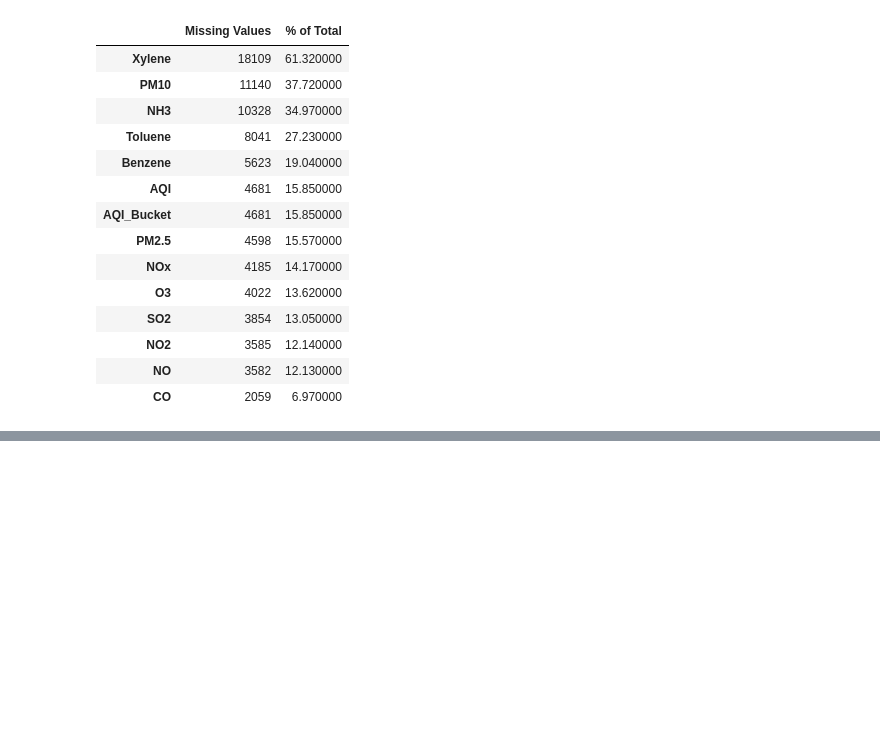
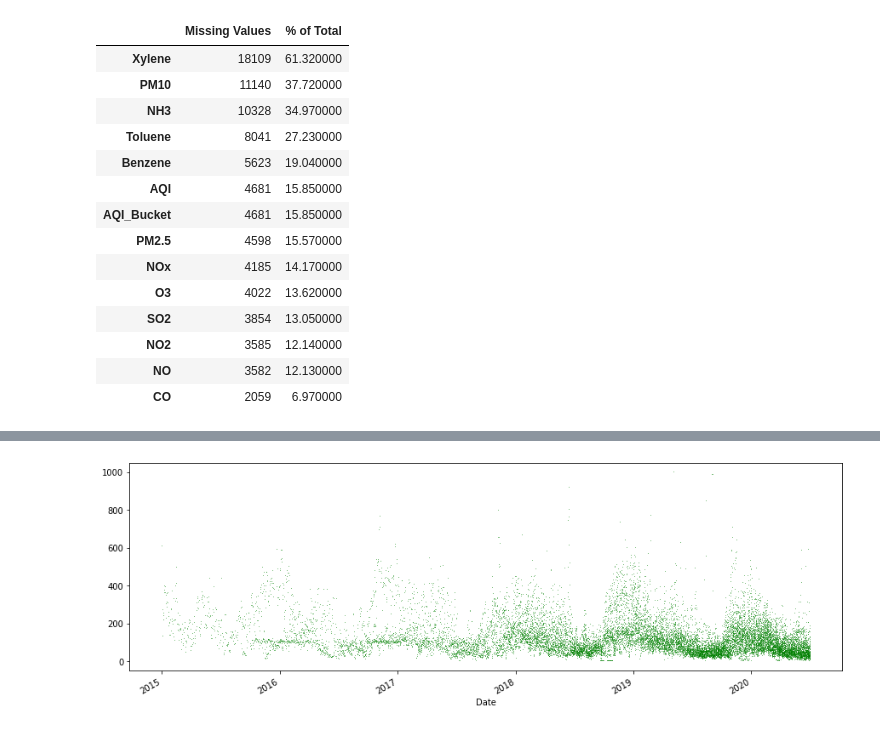
Before and after one commit to enumulak/EK_ML, a Jupyter notebook: Projects/Covid19PollutionEffect/Notebooks/Covid19_Pollution_TestBed.ipynb, the cells around one changed output, grey strips where cells are left out. Saved outputs shown, nothing was run; the diff lists cells and outputs as text; code cells hidden in the pictures; blank space fills up the shorter version.

```diff
--- a/Projects/Covid19PollutionEffect/Notebooks/Covid19_Pollution_TestBed.ipynb
+++ b/Projects/Covid19PollutionEffect/Notebooks/Covid19_Pollution_TestBed.ipynb
@@ -217,0 +360,4 @@ city_missing_values.style.background_gradient(cmap='Oranges')
+# %%
+ax = city_day_df['PM10'].plot(marker=',', c='g', linestyle='None', figsize=(15,5), alpha=0.5);
+# %% [output]
+[figure, added]
```
Also changed, not shown: parts of 21 cells of this notebook, 2 other files.
